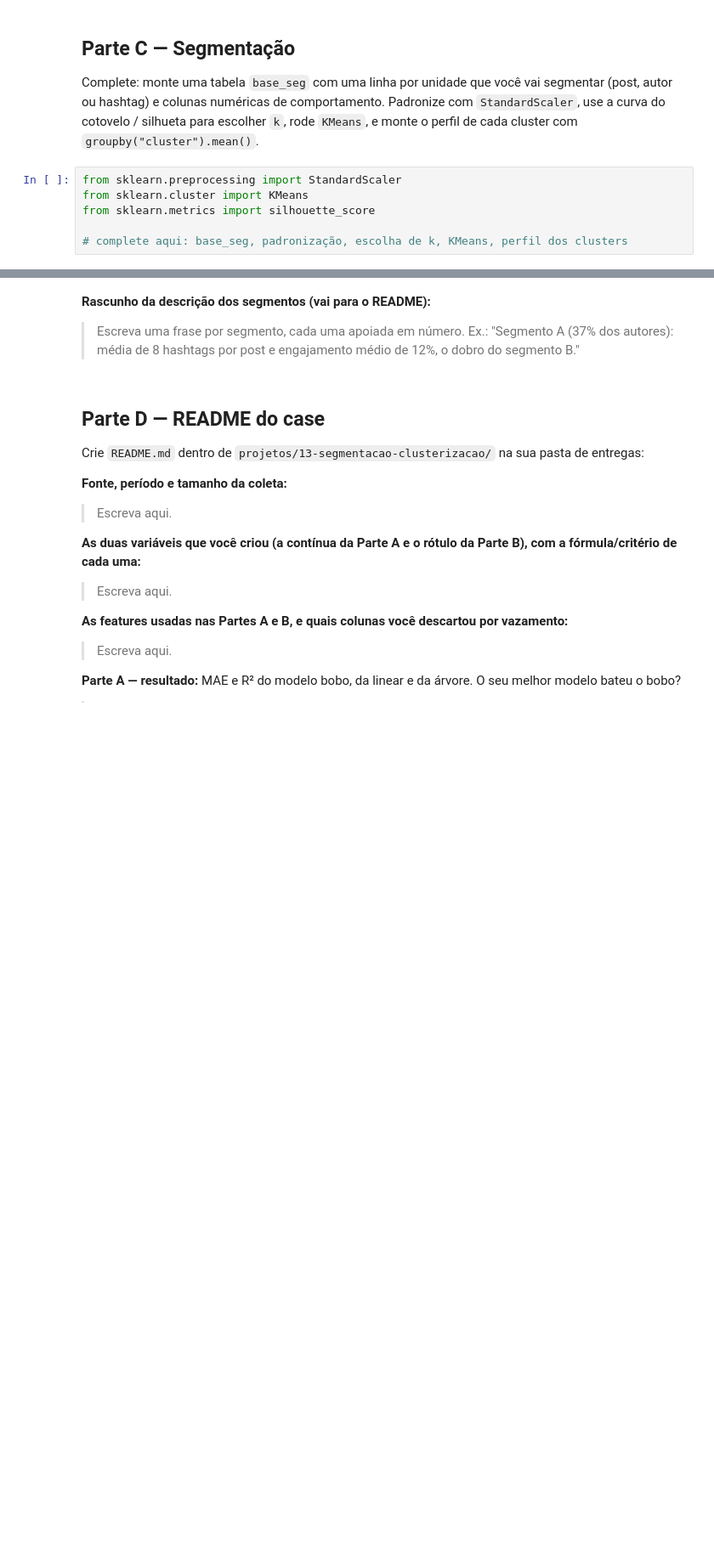
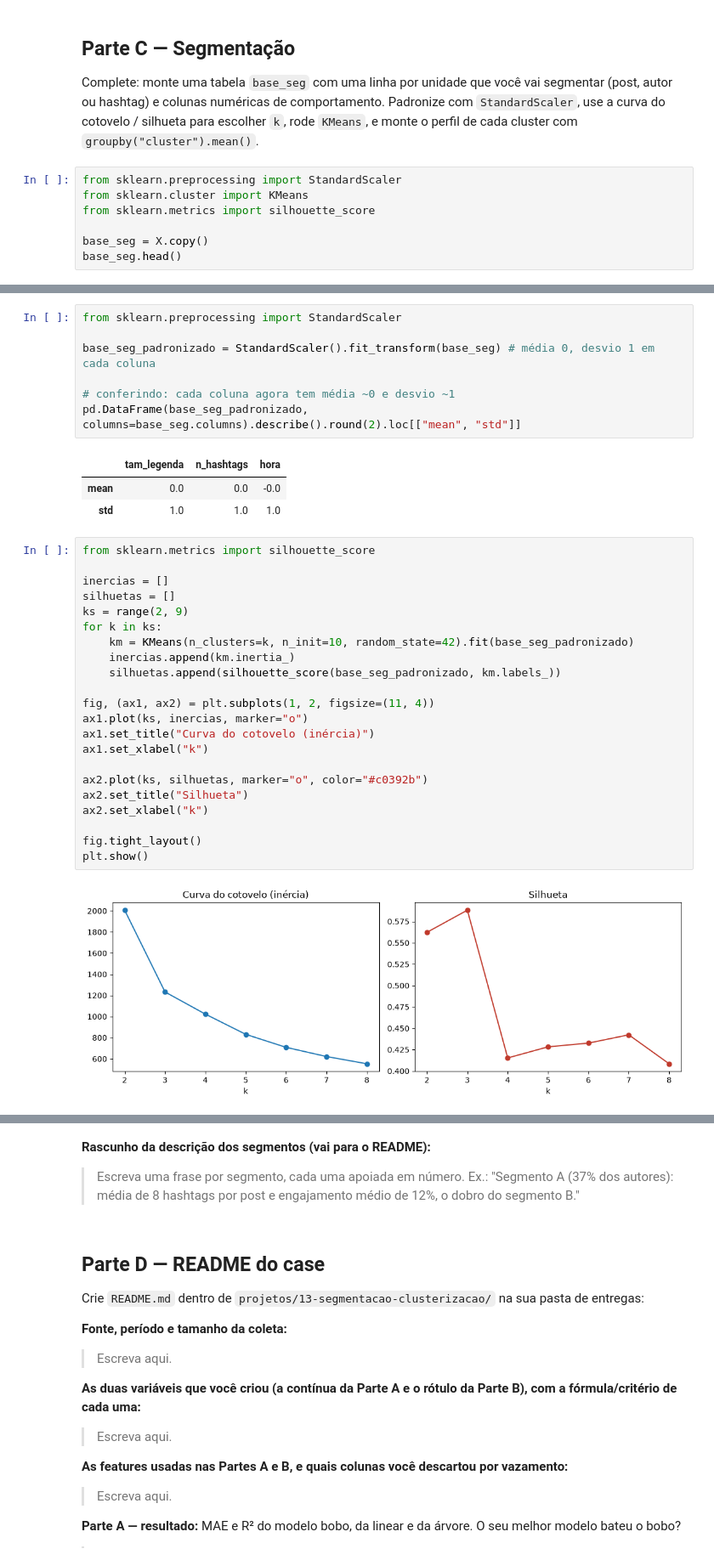
Before and after one commit to rebecabertozzi/extracao_trabalhos_rebecabertozzi, a Jupyter notebook: projetos/13-segmentacao-clusterizacao/exercicio-13-segmentacao-clusterizacao.ipynb, the cells around one changed output, grey strips where cells are left out. Shown at 85% size. Drawn from its saved outputs; the diff is of its cells as text; blank space fills up the shorter version.

```diff
--- a/projetos/13-segmentacao-clusterizacao/exercicio-13-segmentacao-clusterizacao.ipynb
+++ b/projetos/13-segmentacao-clusterizacao/exercicio-13-segmentacao-clusterizacao.ipynb
@@ -93,4 +257,5 @@ from sklearn.preprocessing import StandardScaler
 from sklearn.cluster import KMeans
 from sklearn.metrics import silhouette_score
 
-# complete aqui: base_seg, padronização, escolha de k, KMeans, perfil dos clusters
+base_seg = X.copy()
+base_seg.head()
@@ -96,0 +269,35 @@ from sklearn.metrics import silhouette_score
+# %%
+from sklearn.preprocessing import StandardScaler
+
+base_seg_padronizado = StandardScaler().fit_transform(base_seg) # média 0, desvio 1 em cada coluna
+
+# conferindo: cada coluna agora tem média ~0 e desvio ~1
+pd.DataFrame(base_seg_padronizado, columns=base_seg.columns).describe().round(2).loc[["mean", "std"]]
+# %% [output]
+|  | tam_legenda | n_hashtags | hora |
+| mean | 0.0 | 0.0 | -0.0 |
+| std | 1.0 | 1.0 | 1.0 |
+# %%
+from sklearn.metrics import silhouette_score
+
+inercias = []
+silhuetas = []
+ks = range(2, 9)
+for k in ks:
+    km = KMeans(n_clusters=k, n_init=10, random_state=42).fit(base_seg_padronizado)
+    inercias.append(km.inertia_)
+    silhuetas.append(silhouette_score(base_seg_padronizado, km.labels_))
+
+fig, (ax1, ax2) = plt.subplots(1, 2, figsize=(11, 4))
+ax1.plot(ks, inercias, marker="o")
+ax1.set_title("Curva do cotovelo (inércia)")
+ax1.set_xlabel("k")
+
+ax2.plot(ks, silhuetas, marker="o", color="#c0392b")
+ax2.set_title("Silhueta")
+ax2.set_xlabel("k")
+
+fig.tight_layout()
+plt.show()
+# %% [output]
+[figure, added]
```
Also changed, not shown: parts of 17 cells of this notebook, 1 other file.
